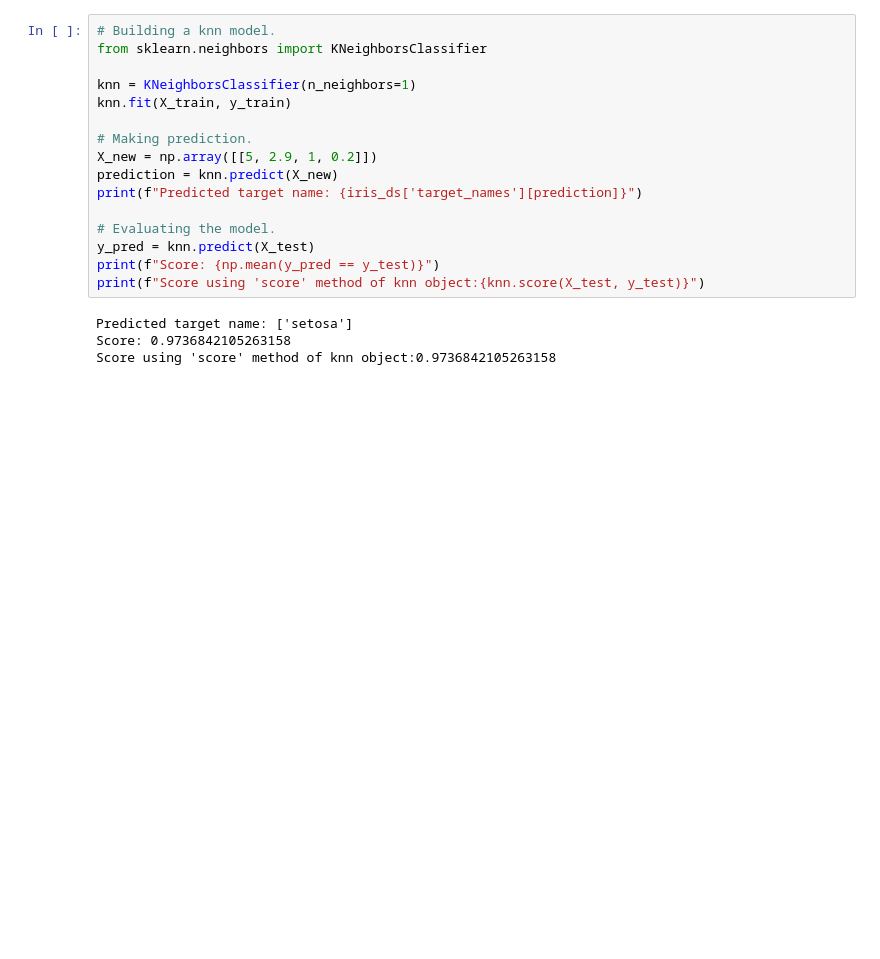
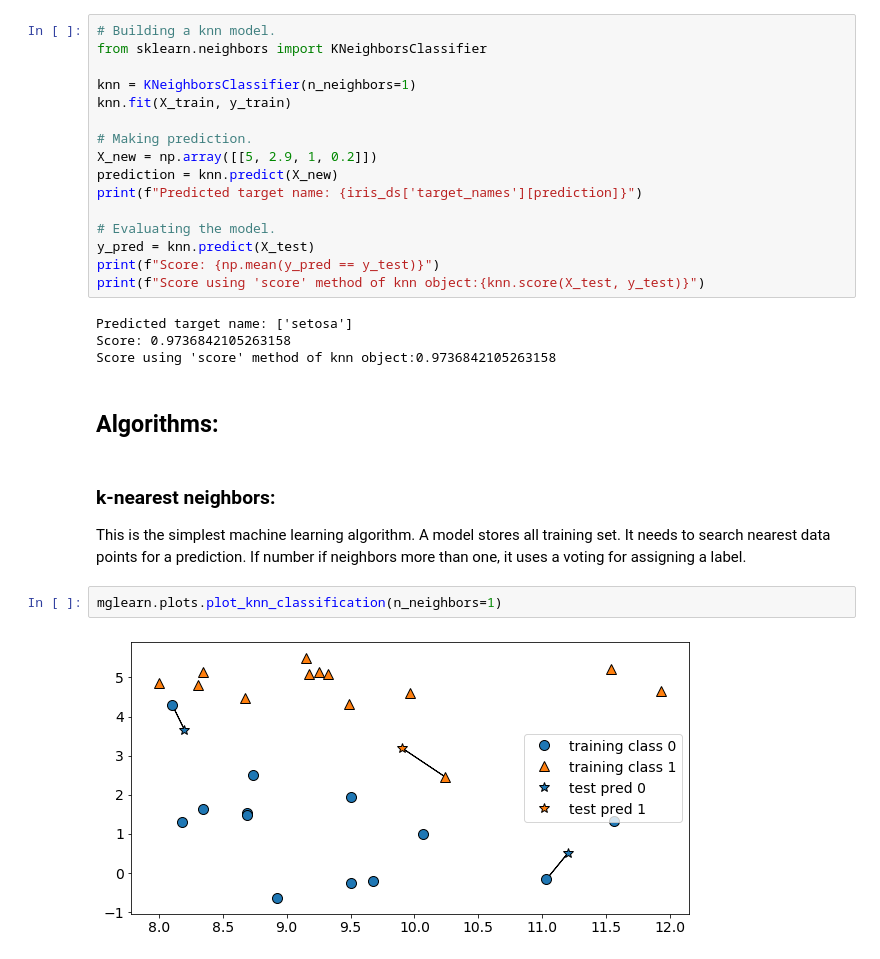
Before and after one commit to maksimandrianov/notes, a Jupyter notebook: ml/jupyter/Classification.ipynb, the cells around one changed output. Cells and saved outputs as stored; diff of their text form; blank space fills up the shorter version.

```diff
--- a/ml/jupyter/Classification.ipynb
+++ b/ml/jupyter/Classification.ipynb
@@ -68,3 +70,12 @@ print(f"Score using 'score' method of knn object:{knn.score(X_test, y_test)}")
 Predicted target name: ['setosa']
 Score: 0.9736842105263158
 Score using 'score' method of knn object:0.9736842105263158
+# %% [markdown]
+## Algorithms:
+# %% [markdown]
+### k-nearest neighbors:
+This is the simplest machine learning algorithm. A model stores all training set. It needs to search nearest data points for a prediction. If number if neighbors more than one, it uses a voting for assigning a label.
+# %%
+mglearn.plots.plot_knn_classification(n_neighbors=1)
+# %% [output]
+[figure, added]
```
Also changed, not shown: parts of 4 cells of this notebook, 1 other file.
